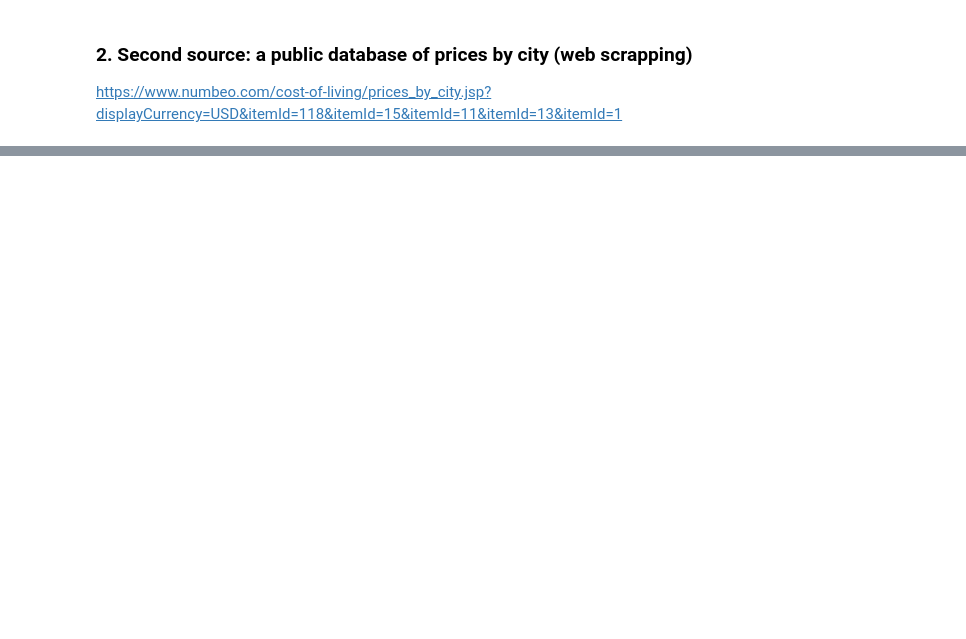
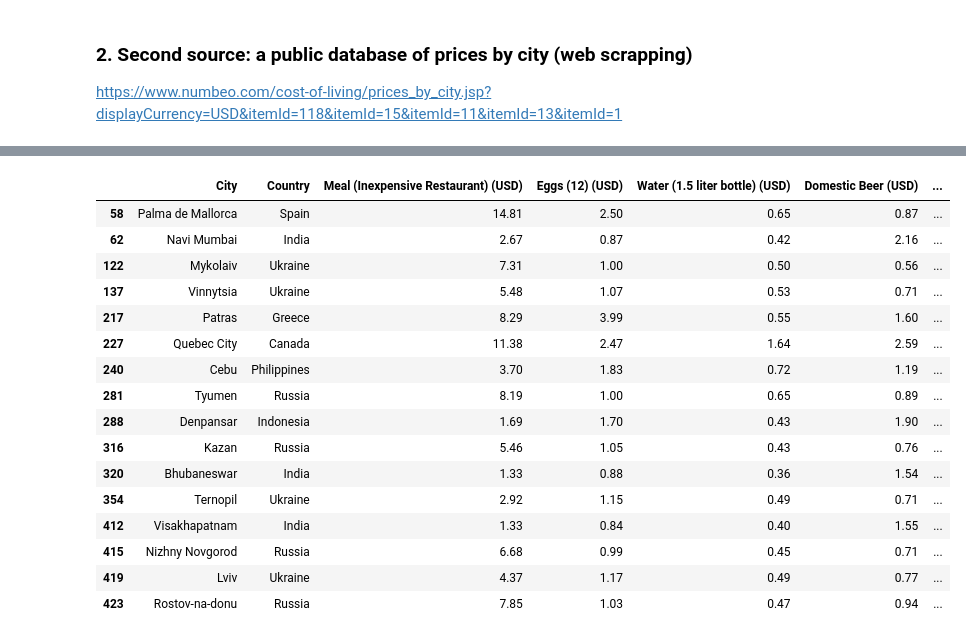
Before and after one commit to smunozan/datamex_082020, a Jupyter notebook: module-1/web-project/your-code/main.ipynb, the cells around one changed output, grey strips where cells are left out. Cells and saved outputs as stored; diff of their text form; code cells hidden in the pictures; blank space fills up the shorter version.

```diff
--- a/module-1/web-project/your-code/main.ipynb
+++ b/module-1/web-project/your-code/main.ipynb
@@ -45,0 +44,10 @@ cities
+# %%
+#Limpiamos los nombres de las columna "City" y "Country"
+cities.replace("Czechia", "Czech Republic", inplace=True)
+cities.replace("Goteborg", "Gothenburg", inplace=True)
+cities.replace("Irakleio", "Heraklion", inplace=True)
+cities.replace("Perm'", "Perm", inplace=True)
+cities.replace("Kyiv", "Kiev", inplace=True)
+cities.replace("Caerdydd", "Cardiff", inplace=True)
+cities.replace("Hannover", "Hanover", inplace=True)
+cities.replace("'", "", inplace=True)
@@ -96,0 +119,14 @@ result = pd.merge(cities, ciudades_df, on=["City","Country"])
+# %%
+#funciones para determinar las ciudades más parecidas en las dos tablas iniciales y poder hacer  el merge (usando libreria fuzzywuzzy)
+
+def find_best_match(misspelled, correct_names):
+    closest, ratio = process.extractOne(misspelled, correct_names)
+    return closest
+
+def closest_name(x):
+    no_change = ["Enschede","Gothenburg","Pattaya","Espoo","Mississauga","Aachen","Saint Louis","Breda","Delft","Leiden","Noida","Goa","Ahmedabad","Bangalore","Thane","Vijayawada"]
+    if x["City"] in no_change:
+        return x["City"]
+    else:
+        closest = find_best_match(x["City"], list(cities["City"]))
+        return closest
@@ -96,0 +136,22 @@ result = pd.merge(cities, ciudades_df, on=["City","Country"])
+# %%
+#Verificar ciudades a las que se le cambio el nombre
+ciudades_df["Comp_nombre"] = ciudades_df["City"] == ciudades_df["Common name"]
+ciudades_df[ciudades_df["Comp_nombre"] == False]
+# %% [output]
+|  | City | Country | Meal (Inexpensive Restaurant) (USD) | Eggs (12) (USD) | Water (1.5 liter bottle) (USD) | Domestic Beer (USD) | ... |
+| 58 | Palma de Mallorca | Spain | 14.81 | 2.50 | 0.65 | 0.87 | ... |
+| 62 | Navi Mumbai | India | 2.67 | 0.87 | 0.42 | 2.16 | ... |
+| 122 | Mykolaiv | Ukraine | 7.31 | 1.00 | 0.50 | 0.56 | ... |
+| 137 | Vinnytsia | Ukraine | 5.48 | 1.07 | 0.53 | 0.71 | ... |
+| 217 | Patras | Greece | 8.29 | 3.99 | 0.55 | 1.60 | ... |
+| 227 | Quebec City | Canada | 11.38 | 2.47 | 1.64 | 2.59 | ... |
+| 240 | Cebu | Philippines | 3.70 | 1.83 | 0.72 | 1.19 | ... |
+| 281 | Tyumen | Russia | 8.19 | 1.00 | 0.65 | 0.89 | ... |
+| 288 | Denpansar | Indonesia | 1.69 | 1.70 | 0.43 | 1.90 | ... |
+| 316 | Kazan | Russia | 5.46 | 1.05 | 0.43 | 0.76 | ... |
+| 320 | Bhubaneswar | India | 1.33 | 0.88 | 0.36 | 1.54 | ... |
+| 354 | Ternopil | Ukraine | 2.92 | 1.15 | 0.49 | 0.71 | ... |
+| 412 | Visakhapatnam | India | 1.33 | 0.84 | 0.40 | 1.55 | ... |
+| 415 | Nizhny Novgorod | Russia | 6.68 | 0.99 | 0.45 | 0.71 | ... |
+| 419 | Lviv | Ukraine | 4.37 | 1.17 | 0.49 | 0.77 | ... |
+| 423 | Rostov-na-donu | Russia | 7.85 | 1.03 | 0.47 | 0.94 | ... |
```
Also changed, not shown: parts of 88 cells of this notebook, 10 other files.
